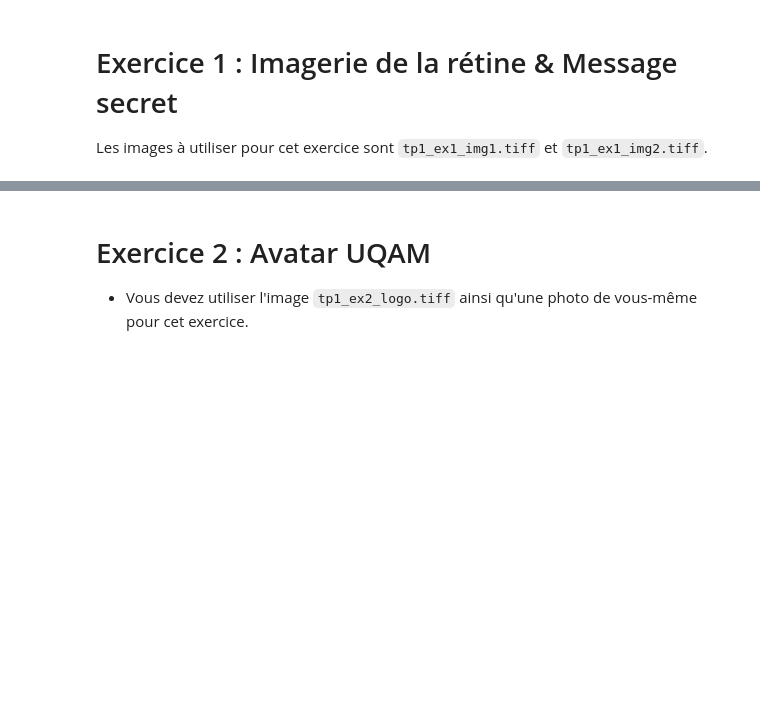
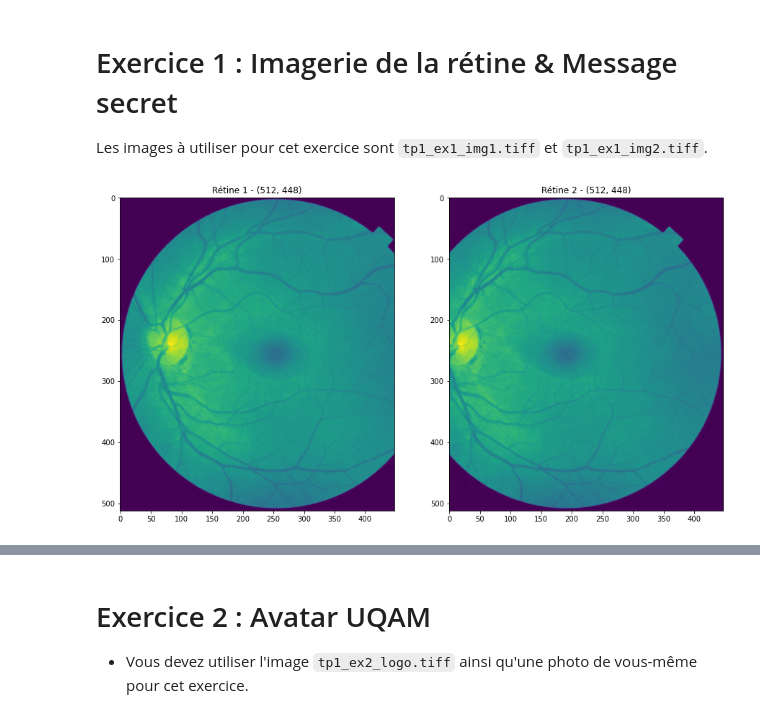
Before and after one commit to RaphaelJ-S/inf600f, a Jupyter notebook: tp/tp1/data/tp1.ipynb, the cells around one changed output, grey strips where cells are left out. Saved outputs shown, nothing was run; the diff lists cells and outputs as text; code cells hidden in the pictures; blank space fills up the shorter version.

```diff
--- a/tp/tp1/data/tp1.ipynb
+++ b/tp/tp1/data/tp1.ipynb
@@ -1,9 +9,18 @@
 # %%
 import numpy as np
 import skimage
+import skimage.transform
 import imageio
 import matplotlib.pyplot as plt
+import math
 # Ajoutez d'autres modules au besoin
+
+EX1_IMG1 = "tp1_ex1_img1.tiff"
+EX1_IMG2 = "tp1_ex1_img2.tiff"
+EX2_LOGO = "tp1_ex2_logo.tiff"
+EX2_PROFIL = "profil_raphaeljacobsimard.jpg"
+EX2_PROFIL_UQAM = "profil_raphaeljacobsimard_uqam.jpg"
+EX3_IMG = "tp1_ex3_livre_mystere.png"
 # %% [markdown]
 # Exercice 1 : Imagerie de la rétine & Message secret
 Les images à utiliser pour cet exercice sont `tp1_ex1_img1.tiff` et `tp1_ex1_img2.tiff`.
@@ -11,0 +27,19 @@ Les images à utiliser pour cet exercice sont `tp1_ex1_img1.tiff` et `tp1_ex1_im
+# %%
+# Chargement des images
+
+retine_img1 = imageio.imread(EX1_IMG1)
+retine_img2 = imageio.imread(EX1_IMG2)
+
+
+# affichage des images
+
+plt.figure(figsize=(15,10))
+plt.subplot(121)
+plt.imshow(retine_img1)
+plt.title("Rétine 1 - " + str(retine_img1.shape))
+plt.subplot(122)
+plt.imshow(retine_img2)
+plt.title("Rétine 2 - " + str(retine_img2.shape))
+plt.show()
+# %% [output]
+[figure, added]
```
Also changed, not shown: parts of 9 cells of this notebook, 2 other files.
